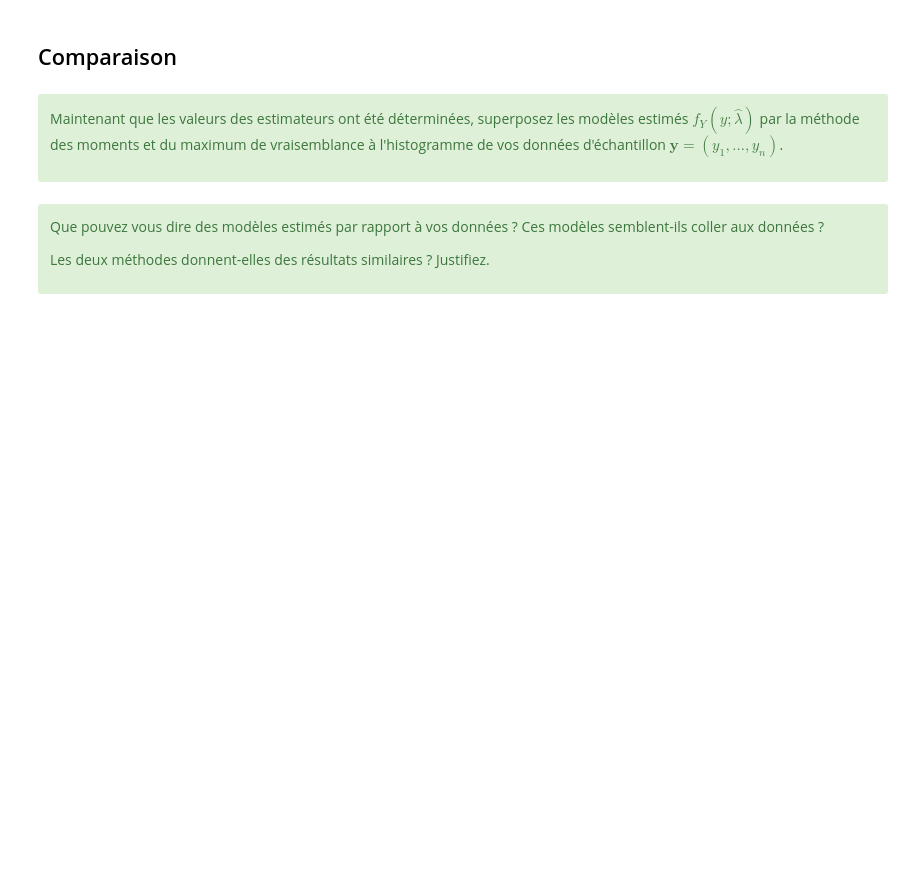
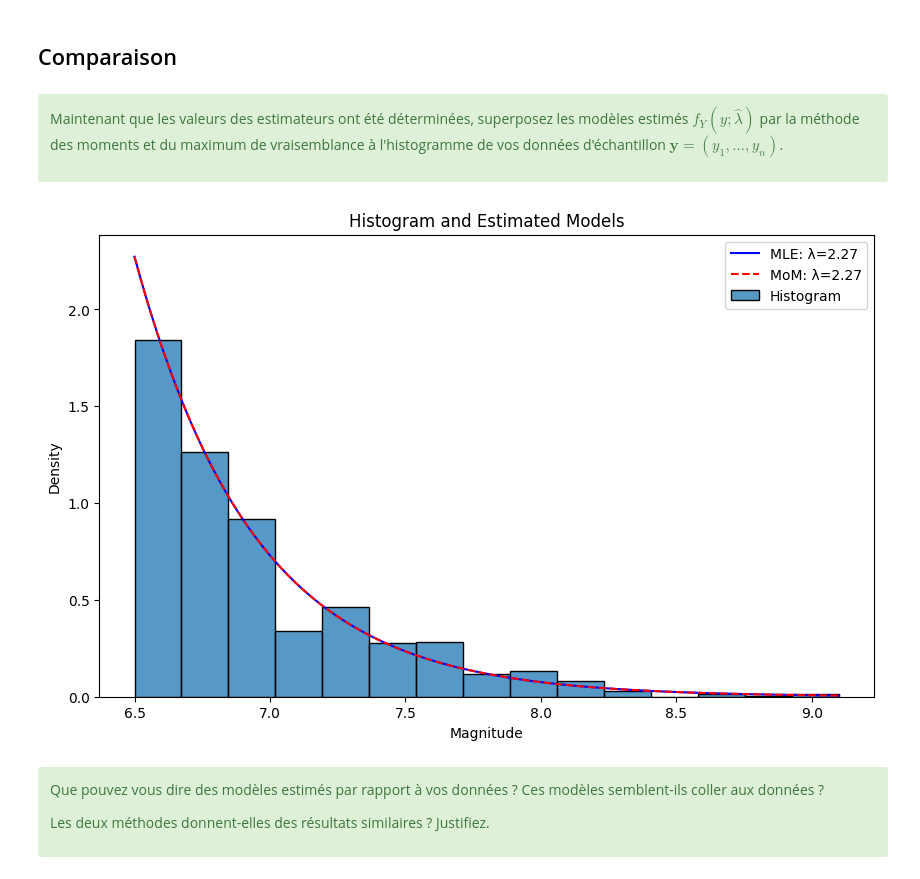
Before and after one commit to LeJzer03/Stat.-Devoir---Github, a Jupyter notebook: math0487_hw1_student.ipynb, the cells around one changed output. Cells and saved outputs as stored; diff of their text form; code cells hidden in the pictures; blank space fills up the shorter version.

```diff
--- a/math0487_hw1_student.ipynb
+++ b/math0487_hw1_student.ipynb
@@ -256,3 +427,20 @@ Calculez la valeur de l'estimateur $\hat{\lambda}_{\mathrm{MoM}}$ pour votre éc
 </div>
 # %%
 """VOTRE CODE ICI"""
+# Calcul de l'estimateur par la méthode des moments
+# La méthode des moments consiste à faire coïncider le moment théorique et le moment d'échantillon d'ordre k.
+# Pour une distribution exponentielle décalée de 6.5 unités vers la droite, le moment d'ordre 1 (la moyenne) est donné par :
+# E(Y) = 1/λ + 6.5
+
+# Calcul de la moyenne des données observées
+mean_data = data.mean()
+
+# Utilisation de la méthode des moments pour estimer λ
+# En égalisant la moyenne observée à la moyenne théorique, nous avons :
+# mean_data = 1/λ + 6.5
+# En résolvant pour λ, nous obtenons :
+# λ = 1 / (mean_data - 6.5)
+lambda_mom = 1 / (mean_data - 6.5)
+
+# Affichage de l'estimateur de λ
+print(f"Estimateur MoM de lambda: {lambda_mom}")
@@ -274,3 +464,9 @@ Calculez la valeur de l'estimateur $\hat{\lambda}_{\mathrm{MLE}}$ pour votre éc
 </div>
 # %%
 """VOTRE CODE ICI"""
+# Calcul de l'estimateur par la méthode du maximum de vraisemblance
+n = len(data)
+lambda_mle = n / np.sum(data - 6.5)
+
+# Affichage de l'estimateur de λ
+print(f"Estimateur MLE de lambda: {lambda_mle}")
@@ -284,6 +482,30 @@ Maintenant que les valeurs des estimateurs ont été déterminées, superposez l
 </div>
 # %%
 """VOTRE CODE ICI"""
+# Superposez les modèles estimés par MoM et MLE à l'histogramme des données d'échantillon
+fig, ax = plt.subplots(figsize=(10, 6))
+
+# Histogramme
+sns.histplot(data, bins=15, kde=False, stat="density", ax=ax, label='Histogram')
+
+
+# Modèle estimé par MLE
+y_mle = lambda_mle * np.exp(-lambda_mle * (x_d - 6.5))
+ax.plot(x_d, y_mle, label=f'MLE: λ={lambda_mle:.2f}', color='blue')
+
+# Modèle estimé par MoM
+y_mom = lambda_mom * np.exp(-lambda_mom * (x_d - 6.5))
+ax.plot(x_d, y_mom, label=f'MoM: λ={lambda_mom:.2f}', color='red', linestyle='--')
+
+# Configuration du graphique
+ax.set_title('Histogram and Estimated Models')
+ax.set_xlabel('Magnitude')
+ax.set_ylabel('Density')
+ax.legend()
+
+plt.show()
+# %% [output]
+[figure, added]
 # %% [markdown]
 <div class="alert-success">
 
```
Also changed, not shown: parts of 17 cells of this notebook.
